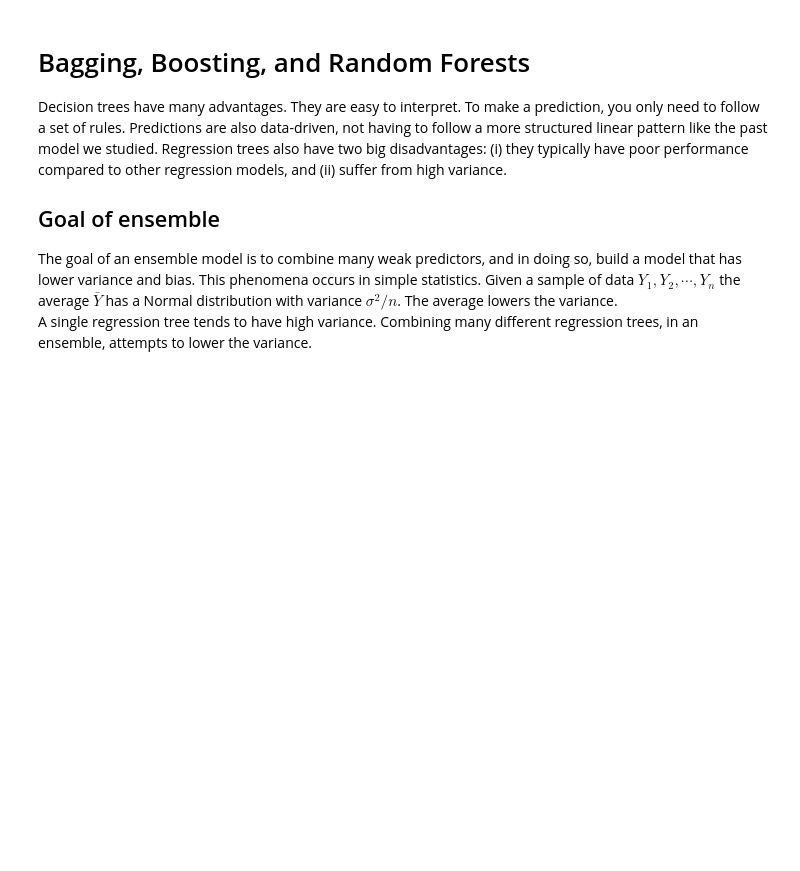
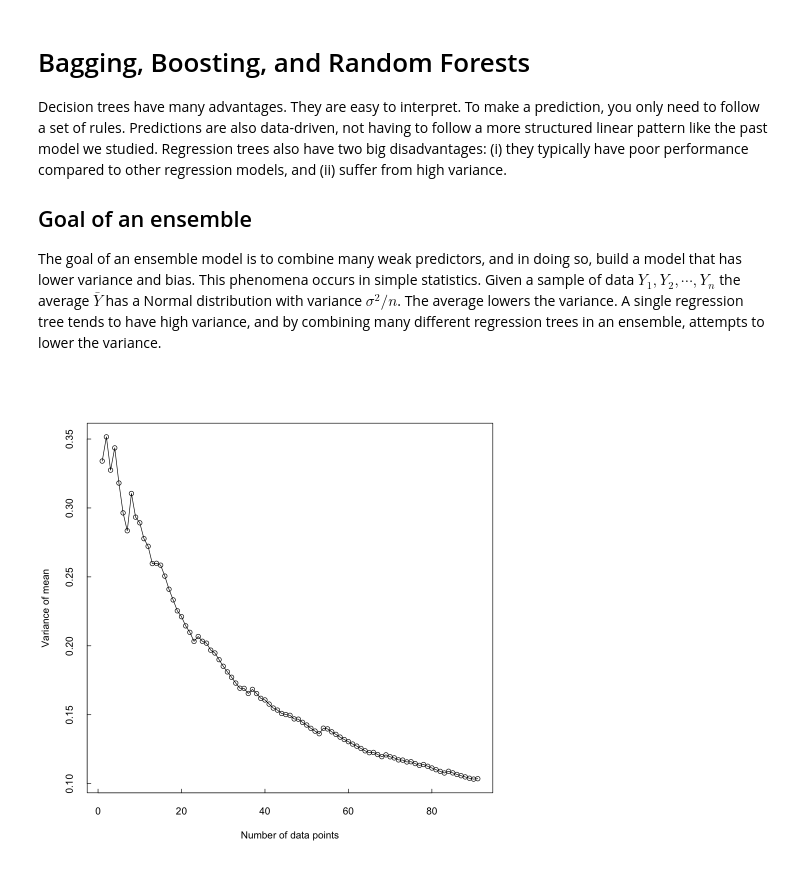
Before and after one commit to mhc-stat340-f2019-sec02/class23, a Jupyter notebook: baggingBoostingRFs.ipynb, the cells around one changed output. Cells and saved outputs as stored; diff of their text form; code cells hidden in the pictures; blank space fills up the shorter version.

```diff
--- a/baggingBoostingRFs.ipynb
+++ b/baggingBoostingRFs.ipynb
@@ -7,11 +7,26 @@ To make a prediction, you only need to follow a set of rules.
 Predictions are also data-driven, not having to follow a more structured linear pattern like the past model we studied.
 Regression trees also have two big disadvantages: (i) they typically have poor performance compared to other regression models, and (ii) suffer from high variance.
 
-## Goal of ensemble
+## Goal of an ensemble
 
 The goal of an ensemble model is to combine many weak predictors, and in doing so, build a model that has lower variance and bias.
 This phenomena occurs in simple statistics.
 Given a sample of data $Y_{1},Y_{2},\cdots,Y_{n}$ the average $\bar{Y}$ has a Normal distribution with variance $\sigma^{2}/n$.
-The average lowers the variance.
-A single regression tree tends to have high variance.
-Combining many different regression trees, in an ensemble, attempts to lower the variance.
+The average lowers the variance. A single regression tree tends to have high variance, and by combining many different regression trees in an ensemble, attempts to lower the variance.
+# %%
+y = rnorm(10^2)
+N = length(y)
+vars = rep(0,N-10)
+
+j=1
+for(i in 10:N){
+    vars[j] = sd(y[1:i])/sqrt(i)
+    j=j+1
+}
+
+#plot
+options(repr.plot.width=8,repr.plot.height=8)
+plot(vars, ylab="Variance of mean", xlab="Number of data points",tck=0.01)
+lines(vars)
+# %% [output]
+[figure, added]
```
Also changed, not shown: parts of 6 cells of this notebook, 1 other file.
